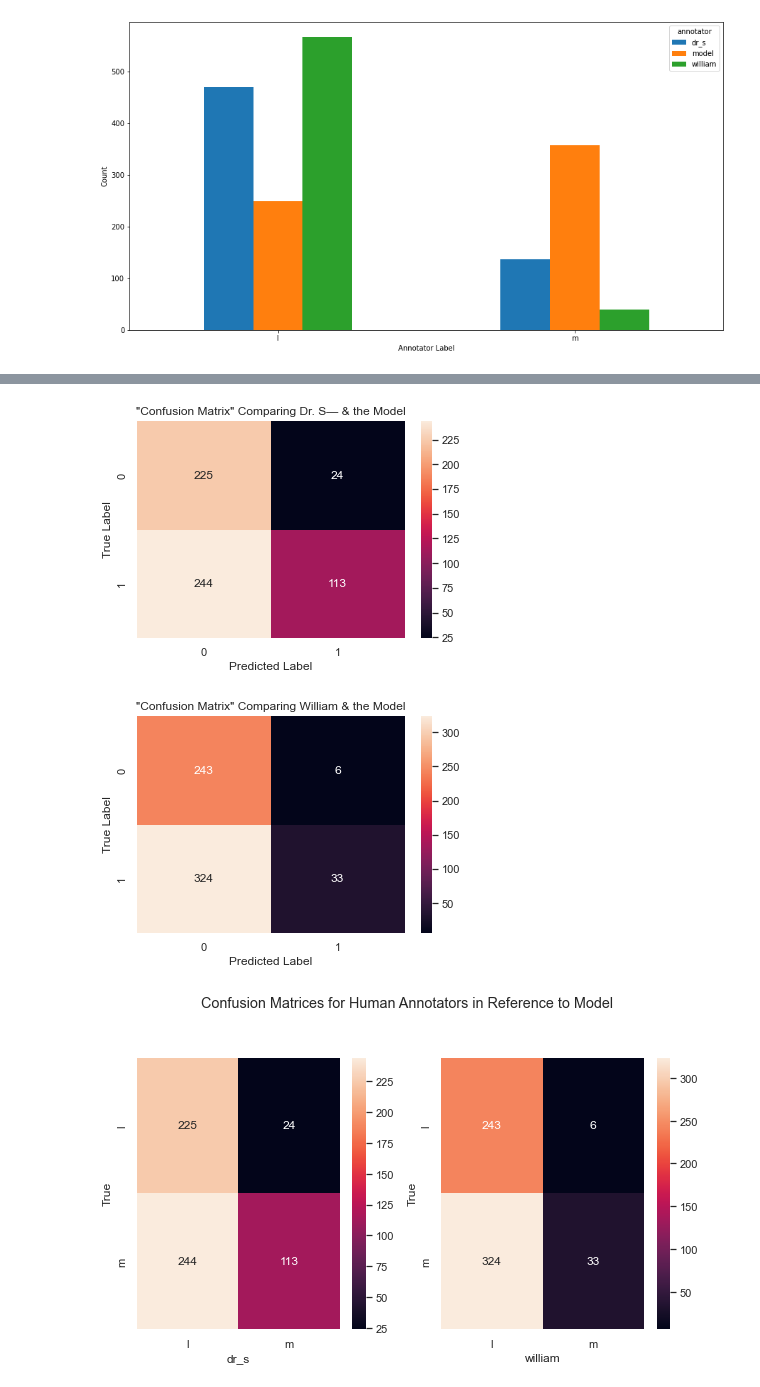
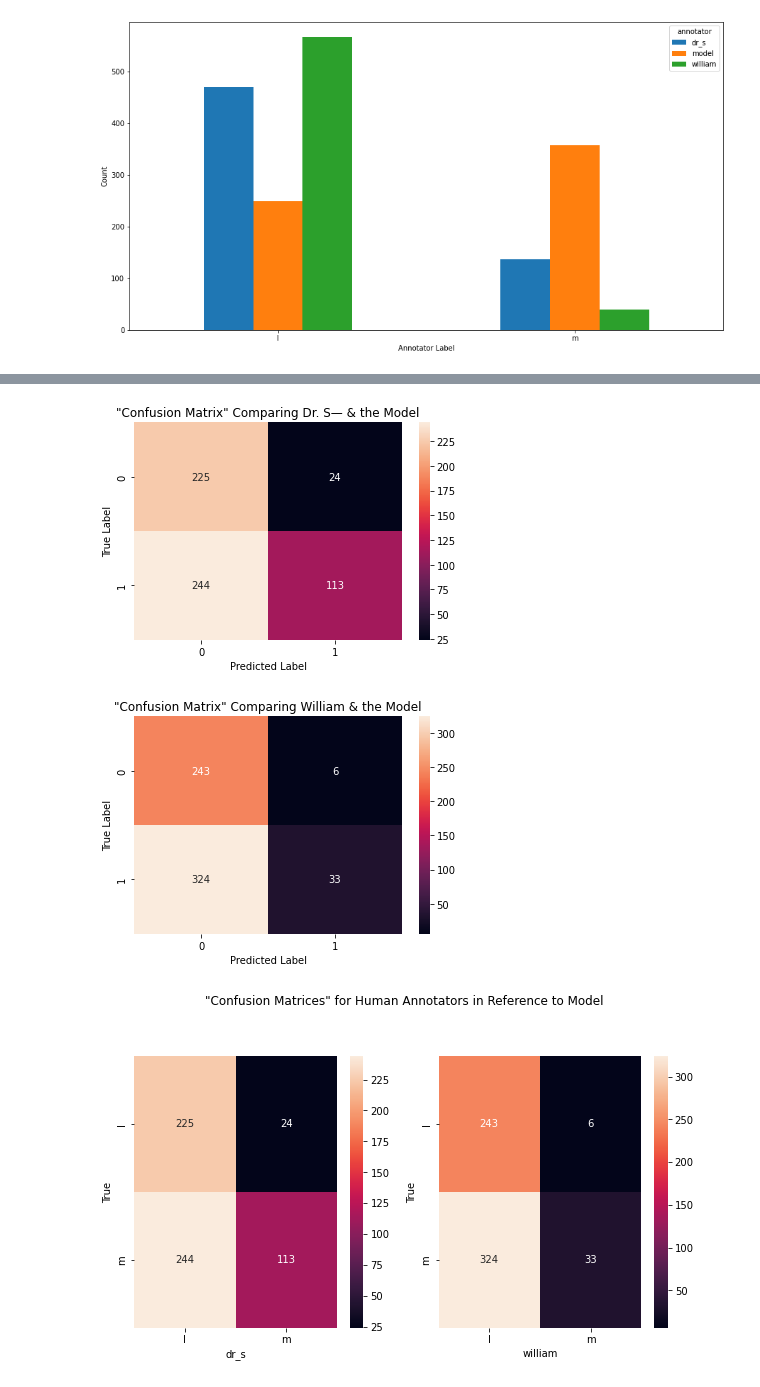
Before and after one commit to kspicer80/metaphor_playground, a Jupyter notebook: exploratory_data_analysis.ipynb, the cells around one changed output, grey strips where cells are left out. Drawn from its saved outputs; the diff is of its cells as text; code cells hidden in the pictures.

```diff
--- a/exploratory_data_analysis.ipynb
+++ b/exploratory_data_analysis.ipynb
@@ -57,8 +57,6 @@ annotator_labels = df.pivot_table(index='annotator', columns='annotator_label',
 annotator_labels = annotator_labels.fillna(0)
 
 # plot the stacked bar plot
-sns.set(style="whitegrid")
-sns.set_color_codes("muted")
 ax = annotator_labels.plot(kind='bar', stacked=True, figsize=(12, 7))
 
 # add labels and legends
@@ -90,7 +88,7 @@ plt.title('"Confusion Matrix" Comparing Dr. S— & the Model')
 # Show the plot
 plt.show()
 # %% [output]
-[figure, old version]
+[figure, new version]
 # %%
 # Subset the data to only include the annotators and labels you're interested in
 df_subset = df[(df['annotator'] == 'model') | (df['annotator'] == 'william')]
@@ -110,23 +108,23 @@ plt.title('"Confusion Matrix" Comparing William & the Model')
 # Show the plot
 plt.show()
 # %% [output]
-[figure, old version]
+[figure, new version]
 # %%
 # Now let's just plot 'em both on the same graph with matplotlib's subplot functionality ...:
 annotators = ['dr_s', 'william']
 
 fig, ax = plt.subplots(1, 2, figsize=(10, 5))
 
 for i, annotator in enumerate(annotators):
     labels = df.loc[df['annotator'] == annotator]['annotator_label'].tolist()
     true_labels = df.loc[df['annotator'] == 'model']['annotator_label'].tolist()
     conf_matrix = pd.crosstab(pd.Series(true_labels, name='True'), pd.Series(labels, name=annotator))
     sns.heatmap(conf_matrix, annot=True, fmt='d', ax=ax[i])
 
-fig.suptitle("Confusion Matrices for Human Annotators in Reference to Model", y=1.05)
+fig.suptitle('"Confusion Matrices" for Human Annotators in Reference to Model', y=1.05)
 plt.show()
 # %% [output]
-[figure, old version]
+[figure, new version]
 # %%
 # seaborn's heatmap makes plotting this kind of thing so easy—for a fuller version that doesn't utilize seaborn at all, one can try:
 
```
Also changed, not shown: parts of 1 cell of this notebook.
